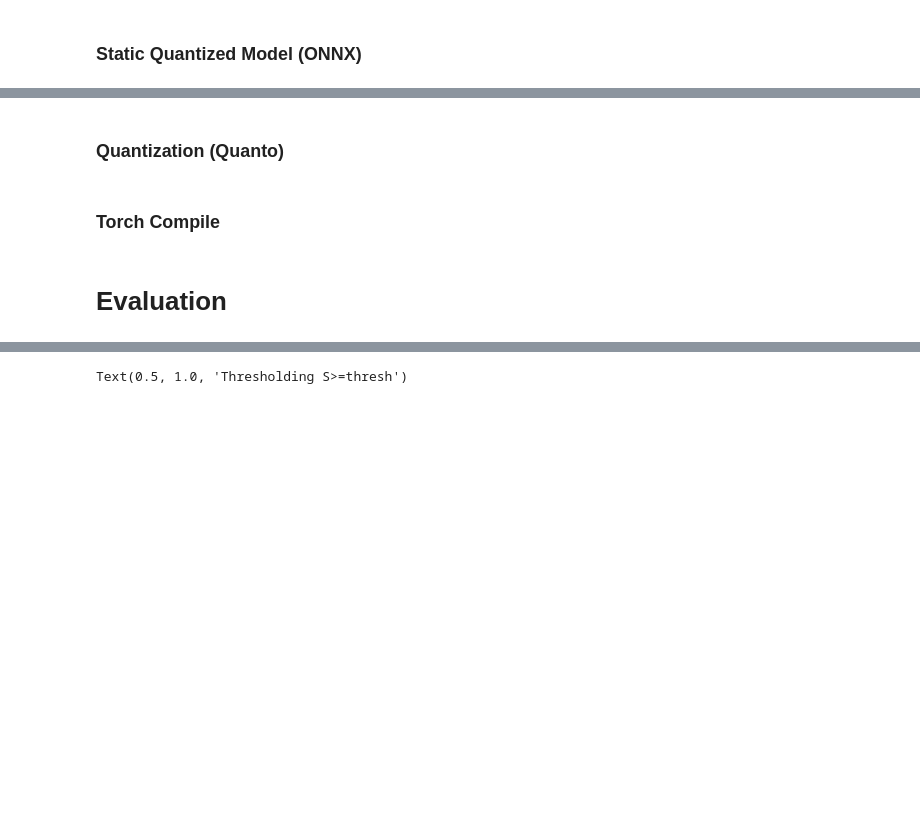
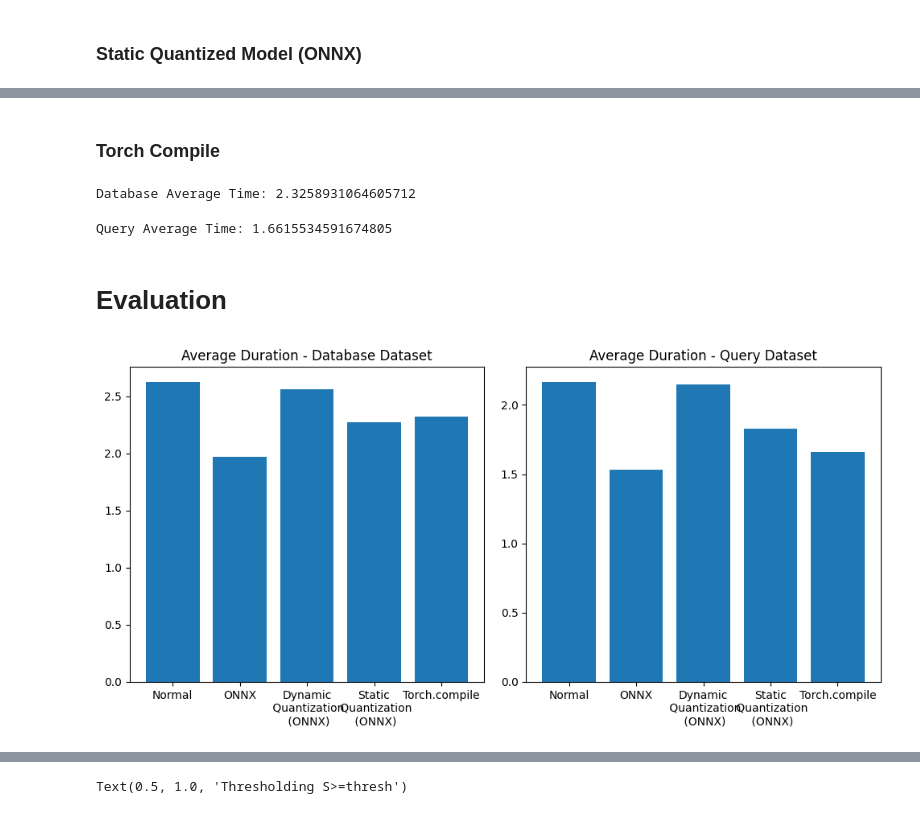
Before and after one commit to irfan4902/My_VPR_Stuff, a Jupyter notebook: calc_test7.ipynb, the cells around one changed output, grey strips where cells are left out. Cells and saved outputs as stored; diff of their text form; code cells hidden in the pictures; blank space fills up the shorter version.

```diff
--- a/calc_test7.ipynb
+++ b/calc_test7.ipynb
@@ -504,9 +489,9 @@ Query Average Time: 3.3612473797798157
 # %% [markdown]
 ### ONNX Model
 # %%
-db_time_onnx = measure_time_onnx(db_dataloader, ort_session_quant_dynamic, input_name, ITERATIONS, "Processing database dataset")
+db_time_onnx = measure_time_onnx(db_dataloader, ort_session, input_name, ITERATIONS, "Processing database dataset")
 print(f"Database Average Time: {db_time_onnx}")
 
-q_time_onnx = measure_time_onnx(q_dataloader, ort_session_quant_dynamic, input_name, ITERATIONS, "Processing query dataset")
+q_time_onnx = measure_time_onnx(q_dataloader, ort_session, input_name, ITERATIONS, "Processing query dataset")
 print(f"Query Average Time: {q_time_onnx}")
 # %% [output]
@@ -530,2 +521,0 @@ print(f"Query Average Time: {q_time_quant_static}")
-# %% [markdown]
-### Quantization (Quanto)
@@ -538,35 +522,40 @@ print(f"Query Average Time: {q_time_quant_static}")
 # %% [markdown]
 ### Torch Compile
 # %%
-db_time_comp = measure_time(db_dataloader, calc_compiled, ITERATIONS, "Processing database dataset")
-print(f"Database Average Time: {db_time_comp}")
+db_time_torch_comp = measure_time(db_dataloader, calc_compiled, ITERATIONS, "Processing database dataset")
+print(f"Database Average Time: {db_time_torch_comp}")
 
-q_time_comp = measure_time(q_dataloader, calc_compiled, ITERATIONS, "Processing query dataset")
-print(f"Query Average Time: {q_time_comp}")
+q_time_torch_comp = measure_time(q_dataloader, calc_compiled, ITERATIONS, "Processing query dataset")
+print(f"Query Average Time: {q_time_torch_comp}")
+# %% [output]
+Database Average Time: 2.3258931064605712
+Query Average Time: 1.6615534591674805
 # %% [markdown]
 # Evaluation
 # %%
 # Variables
 models = ['Normal', 'ONNX', 'Dynamic\n Quantization\n (ONNX)', 'Static\n Quantization\n (ONNX)', 'Torch.compile']
-db_avg_durations = [db_time, db_time_onnx, db_time_quant_dynamic, db_time_quant_static, db_time_comp]
-q_avg_durations = [q_time, q_time_onnx, q_time_quant_dynamic, q_time_quant_static, q_time_comp]
+db_avg_durations = [db_time, db_time_onnx, db_time_quant_dynamic, db_time_quant_static, db_time_torch_comp]
+q_avg_durations = [q_time, q_time_onnx, q_time_quant_dynamic, q_time_quant_static, q_time_torch_comp]
 
 # Create a figure
 plt.figure(figsize=(10, 5))
 
 # Create the first subplot
 plt.subplot(1, 2, 1)  # 1 row, 2 columns, first plot
 plt.bar(models, db_avg_durations)
 plt.title('Average Duration - Database Dataset')
 
 # Create the second subplot
 plt.subplot(1, 2, 2)  # 1 row, 2 columns, second plot
 plt.bar(models, q_avg_durations)
 plt.title('Average Duration - Query Dataset')
 
 # Show the plots
 plt.tight_layout()
 plt.show()
+# %% [output]
+[figure, added]
 # %%
 # # Convert the predictions to a numpy array
 # bruh = db_features.detach().cpu().numpy()
```
Also changed, not shown: parts of 20 cells of this notebook, 14 other files.
